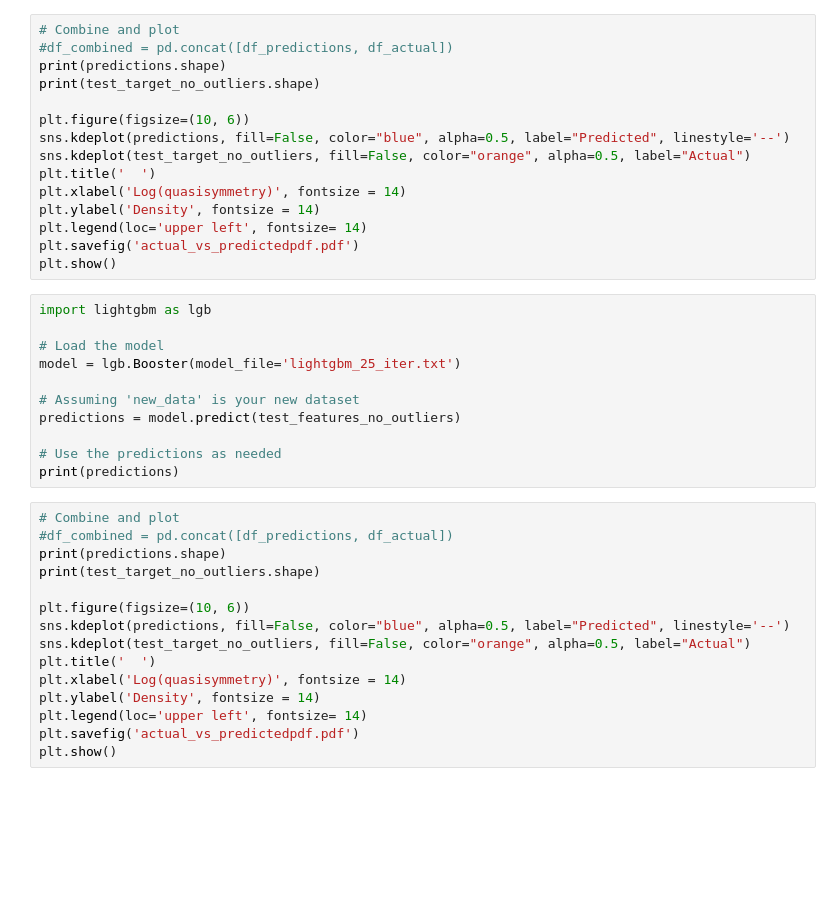
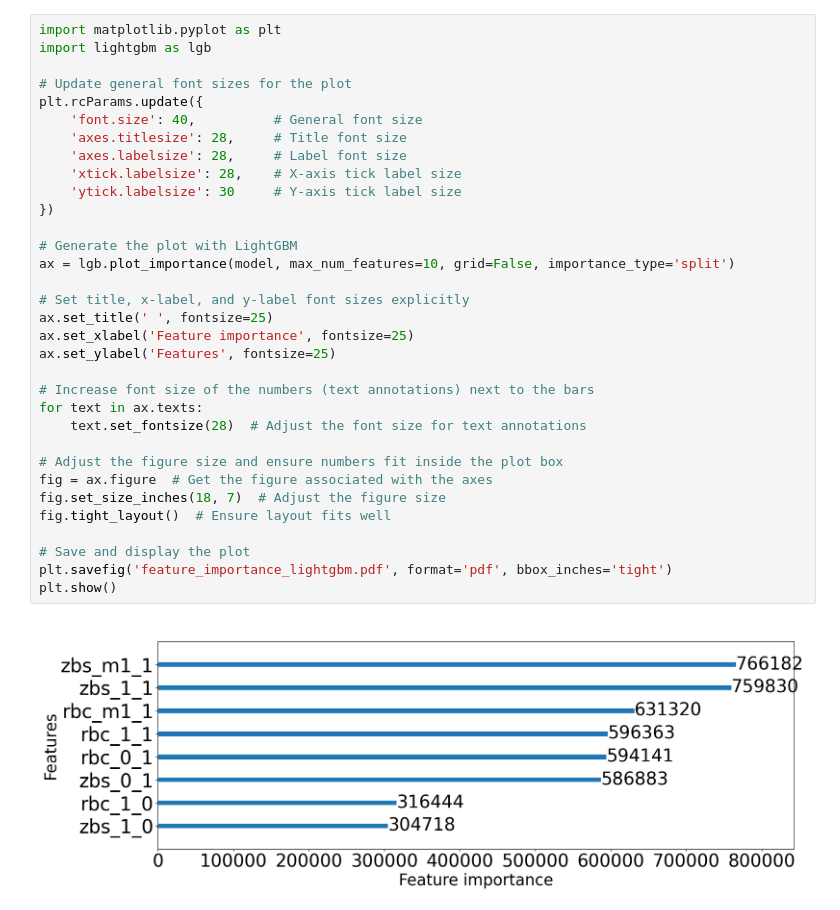
Before and after one commit to laiarodrigo/PIC-STELLARATOR, a Jupyter notebook: data_analysis/quasi_isodynamic/non_probabilistic_models/lightgbm_regressor/qi_study.ipynb, the cells around one changed output. Cells and saved outputs as stored; diff of their text form; blank space fills up the shorter version.

```diff
--- a/data_analysis/quasi_isodynamic/non_probabilistic_models/lightgbm_regressor/qi_study.ipynb
+++ b/data_analysis/quasi_isodynamic/non_probabilistic_models/lightgbm_regressor/qi_study.ipynb
@@ -187,41 +151,35 @@ print(f"Test R^2: {r2}")
-# %%
-# Combine and plot
-#df_combined = pd.concat([df_predictions, df_actual])
-print(predictions.shape)
-print(test_target_no_outliers.shape)
-
-plt.figure(figsize=(10, 6))
-sns.kdeplot(predictions, fill=False, color="blue", alpha=0.5, label="Predicted", linestyle='--')
-sns.kdeplot(test_target_no_outliers, fill=False, color="orange", alpha=0.5, label="Actual")
-plt.title('  ')
-plt.xlabel('Log(quasisymmetry)', fontsize = 14)
-plt.ylabel('Density', fontsize = 14)
-plt.legend(loc='upper left', fontsize= 14)
-plt.savefig('actual_vs_predictedpdf.pdf')
-plt.show()
-# %%
-import lightgbm as lgb
-
-# Load the model
-model = lgb.Booster(model_file='lightgbm_25_iter.txt')
-
-# Assuming 'new_data' is your new dataset
-predictions = model.predict(test_features_no_outliers)
-
-# Use the predictions as needed
-print(predictions)
-# %%
-# Combine and plot
-#df_combined = pd.concat([df_predictions, df_actual])
-print(predictions.shape)
-print(test_target_no_outliers.shape)
-
-plt.figure(figsize=(10, 6))
-sns.kdeplot(predictions, fill=False, color="blue", alpha=0.5, label="Predicted", linestyle='--')
-sns.kdeplot(test_target_no_outliers, fill=False, color="orange", alpha=0.5, label="Actual")
-plt.title('  ')
-plt.xlabel('Log(quasisymmetry)', fontsize = 14)
-plt.ylabel('Density', fontsize = 14)
-plt.legend(loc='upper left', fontsize= 14)
-plt.savefig('actual_vs_predictedpdf.pdf')
-plt.show()
+# %%
+import matplotlib.pyplot as plt
+import lightgbm as lgb
+
+# Update general font sizes for the plot
+plt.rcParams.update({
+    'font.size': 40,          # General font size
+    'axes.titlesize': 28,     # Title font size
+    'axes.labelsize': 28,     # Label font size
+    'xtick.labelsize': 28,    # X-axis tick label size
+    'ytick.labelsize': 30     # Y-axis tick label size
+})
+
+# Generate the plot with LightGBM
+ax = lgb.plot_importance(model, max_num_features=10, grid=False, importance_type='split')
+
+# Set title, x-label, and y-label font sizes explicitly
+ax.set_title(' ', fontsize=25)
+ax.set_xlabel('Feature importance', fontsize=25)
+ax.set_ylabel('Features', fontsize=25)
+
+# Increase font size of the numbers (text annotations) next to the bars
+for text in ax.texts:
+    text.set_fontsize(28)  # Adjust the font size for text annotations
+
+# Adjust the figure size and ensure numbers fit inside the plot box
+fig = ax.figure  # Get the figure associated with the axes
+fig.set_size_inches(18, 7)  # Adjust the figure size
+fig.tight_layout()  # Ensure layout fits well
+
+# Save and display the plot
+plt.savefig('feature_importance_lightgbm.pdf', format='pdf', bbox_inches='tight')
+plt.show()
+# %% [output]
+[figure, added]
```
Also changed, not shown: parts of 10 cells of this notebook, 25 other files.
